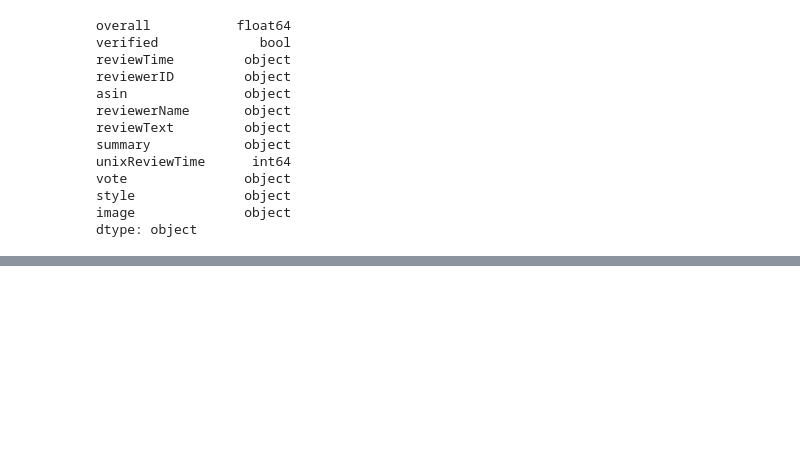
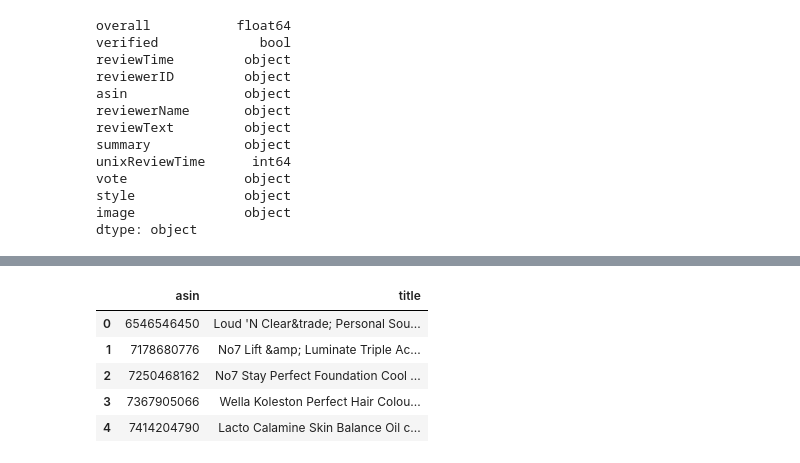
Before and after one commit to archeltaneka/kita-bisa-technical-test, a Jupyter notebook: technical_test_solution.ipynb, the cells around one changed output, grey strips where cells are left out. Saved outputs shown, nothing was run; the diff lists cells and outputs as text; code cells hidden in the pictures; blank space fills up the shorter version.

```diff
--- a/technical_test_solution.ipynb
+++ b/technical_test_solution.ipynb
@@ -120,0 +199,10 @@ df.head()
+# %%
+metadata = metadata[['asin', 'title']]
+metadata.head()
+# %% [output]
+|  | asin | title |
+| 0 | 6546546450 | Loud 'N Clear&trade; Personal Sou... |
+| 1 | 7178680776 | No7 Lift &amp; Luminate Triple Ac... |
+| 2 | 7250468162 | No7 Stay Perfect Foundation Cool ... |
+| 3 | 7367905066 | Wella Koleston Perfect Hair Colou... |
+| 4 | 7414204790 | Lacto Calamine Skin Balance Oil c... |
```
Also changed, not shown: parts of 11 cells of this notebook.
